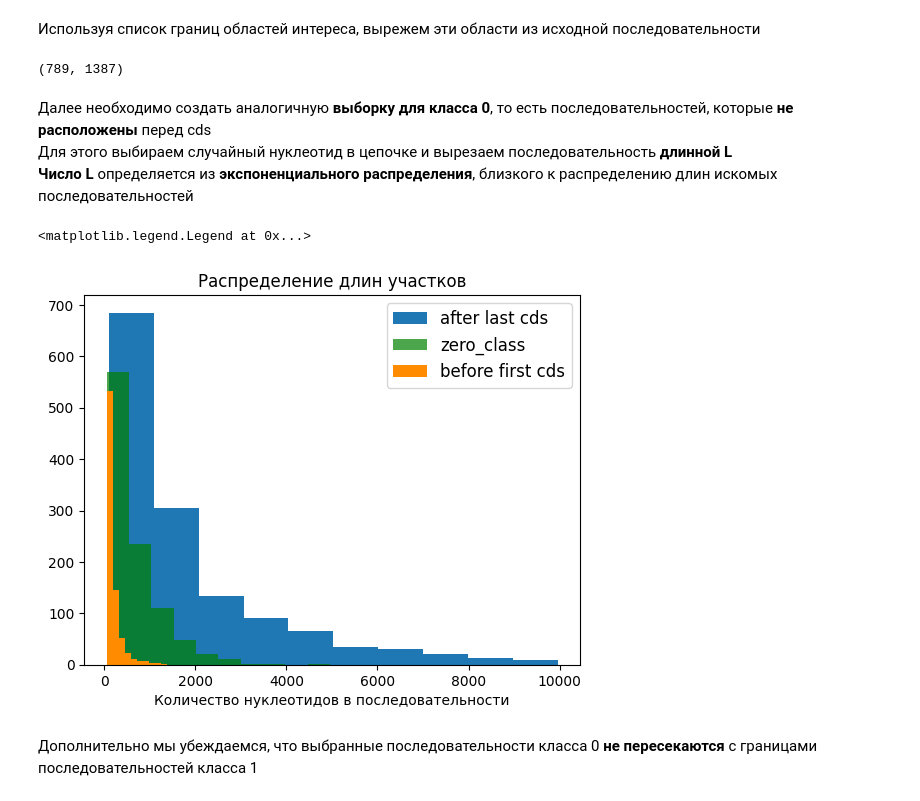
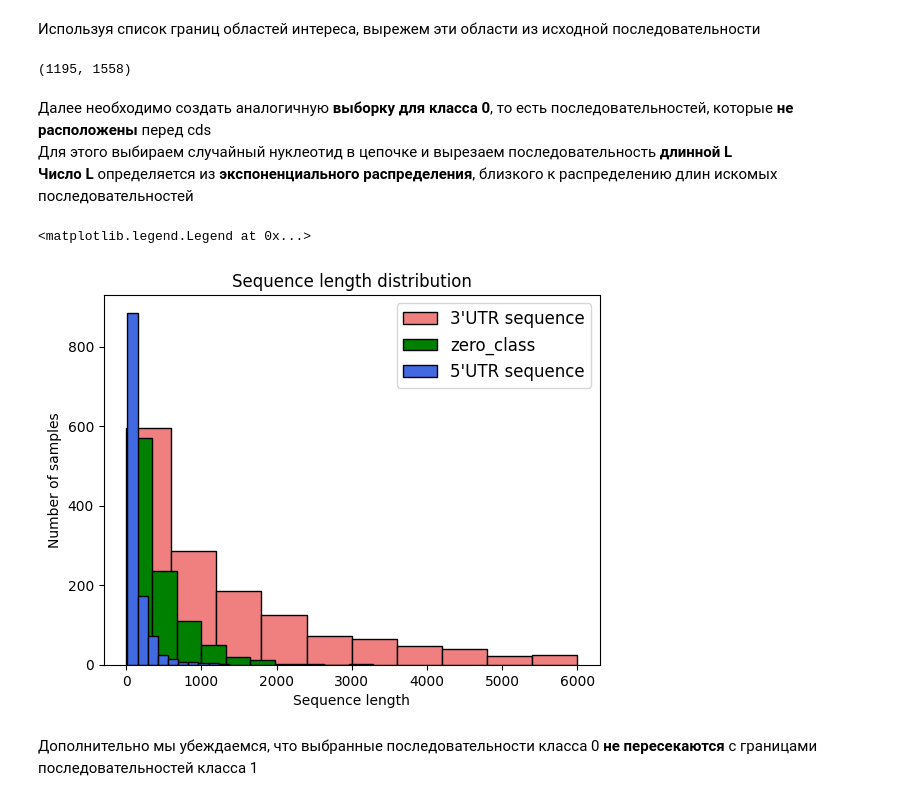
Before and after one commit to polilya/gene_predict_project, a Jupyter notebook: notebooks/data_preprocessing.ipynb, the cells around one changed output. Saved outputs shown, nothing was run; the diff lists cells and outputs as text; code cells hidden in the pictures.

```diff
--- a/notebooks/data_preprocessing.ipynb
+++ b/notebooks/data_preprocessing.ipynb
@@ -14,7 +14,7 @@ np.random.seed(42)
 # %% [markdown]
 Файл 'chromosome1.fasta' содержит **последовательность нуклеотидов** первой хромосомы человека
 # %%
-sequence_data = 'chromosome1.fasta'
+sequence_data = 'data/chromosome1.fasta'
 with open(sequence_data) as file:
     fasta_sequences = SeqIO.parse(file, 'fasta')
     for fasta in fasta_sequences:
@@ -116,10 +118,10 @@ plt.hist(np.diff(seq_after_cds_location), range=(0, 30000));
 # %% [markdown]
 Ограничим длины последовательностей , чтобы рассчитываемые далее статистики были **релевантны**
 # %%
-start_cds_location_data = tools.limit(seq_before_cds_location, min_length=50, max_length=1500)
+start_cds_location_data = tools.limit(seq_before_cds_location, min_length=16, max_length=1600)
 start_cds_location_data.to_csv('data/start_cds_location.csv', index=False)
 
-end_cds_location_data = tools.limit(seq_after_cds_location, min_length=100, max_length=10000)
+end_cds_location_data = tools.limit(seq_after_cds_location, min_length=16, max_length=16000)
 end_cds_location_data.to_csv('data/end_cds_location.csv', index=False)
 # %%
 start_cds_location_data.head()
@@ -156,21 +159,23 @@ seq_after_cds = tools.get_sequence(end_cds_location_data, sequence)
 # %%
 len(seq_before_cds), len(seq_after_cds)
 # %% [output]
-(789, 1387)
+(1195, 1558)
 # %% [markdown]
 Далее необходимо создать аналогичную **выборку для класса 0**, то есть последовательностей, которые **не расположены** перед cds
 Для этого выбираем случайный нуклеотид в цепочке и вырезаем последовательность **длинной L**
 **Число L** определяется из **экспоненциального распределения**, близкого к распределению длин искомых последовательностей
 # %%
-plt.title('Распределение длин участков')
-plt.xlabel('Количество нуклеотидов в последовательности')
-plt.hist(np.diff(end_cds_location_data), label='after last cds');
-plt.hist(np.random.exponential(scale=600.0, size=1000)+50, label='zero_class', alpha=0.7, color='green') #L distribution
-plt.hist(np.diff(start_cds_location_data), label='before first cds', color='darkorange');
+plt.title('Sequence length distribution')
+plt.ylabel('Number of samples')
+plt.xlabel('Sequence length')
+z = np.random.exponential(scale=400.0, size=1000)+16
+plt.hist(np.diff(end_cds_location_data), label="3'UTR sequence", range=(0, 6000), linewidth=1, edgecolor='black', color='lightcoral')
+plt.hist(z, label='zero_class', linewidth=1, edgecolor='black', color='green') #L distribution
+plt.hist(np.diff(start_cds_location_data), label="5'UTR sequence", linewidth=1, edgecolor='black', color='royalblue')
 plt.legend(fontsize='large')
 # %% [output]
 <matplotlib.legend.Legend at 0x...>
-[figure, old version]
+[figure, new version]
 # %% [markdown]
 Дополнительно мы убеждаемся, что выбранные последовательности класса 0 **не пересекаются** с границами последовательностей класса 1
 # %%
```
Also changed, not shown: parts of 17 cells of this notebook, 5 other files.
